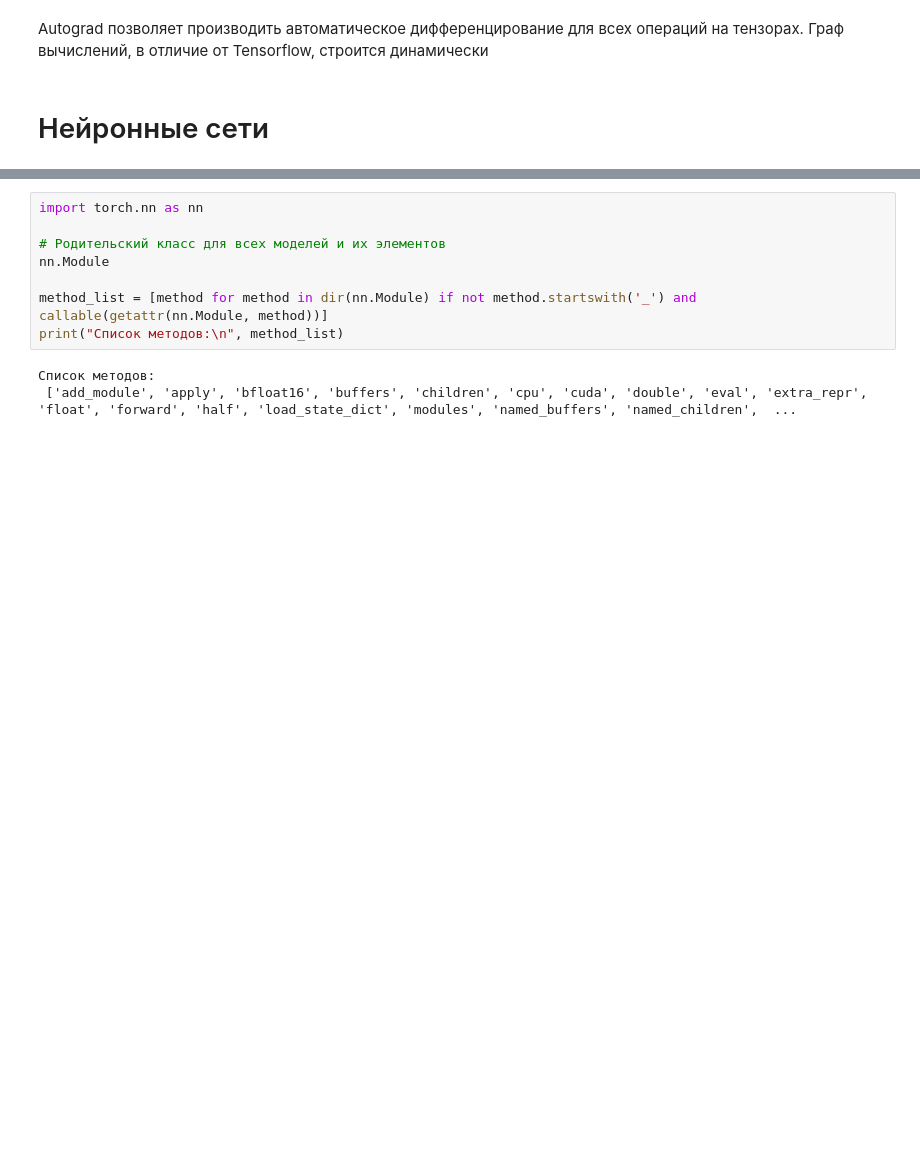
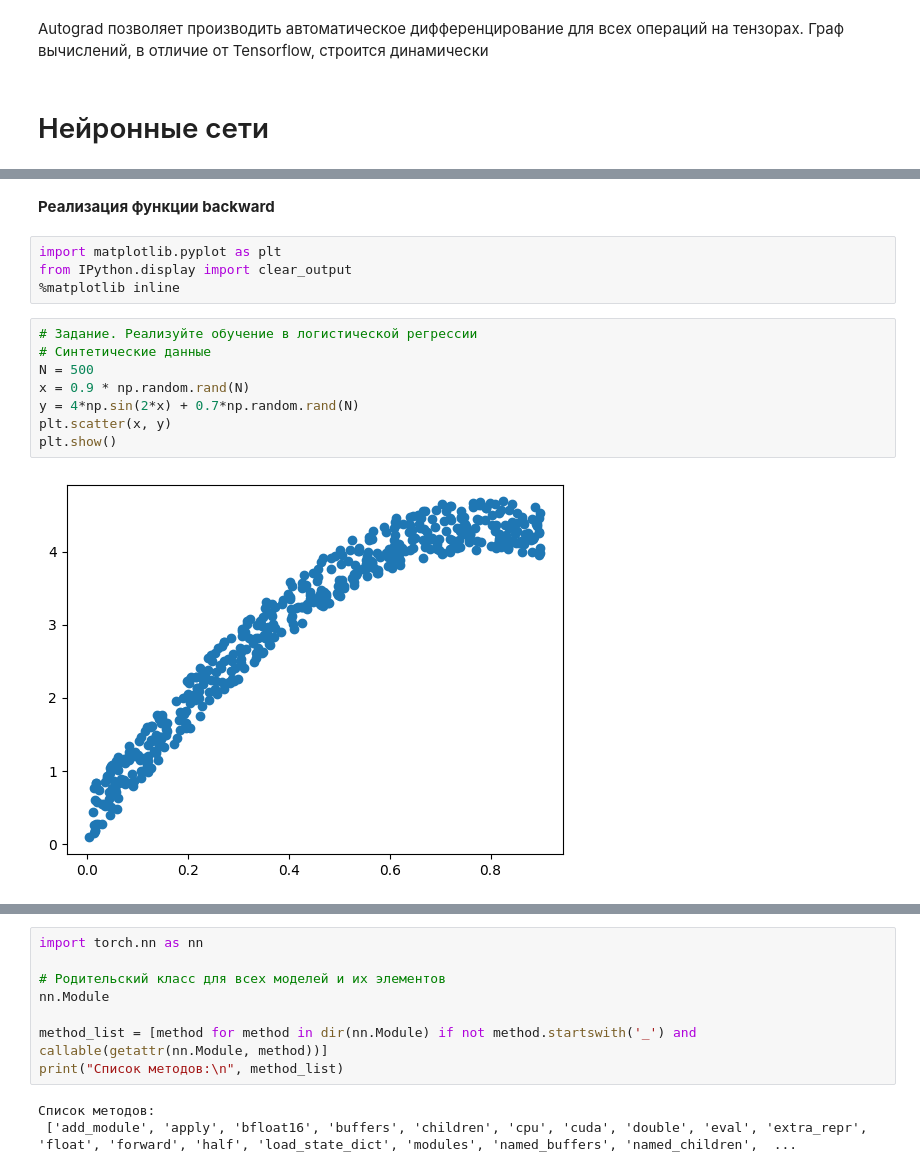
Before and after one commit to vvabi-sabi/PAC, a Jupyter notebook: Lesson11.ipynb, the cells around one changed output, grey strips where cells are left out. Cells and saved outputs as stored; diff of their text form; blank space fills up the shorter version.

```diff
--- a/Lesson11.ipynb
+++ b/Lesson11.ipynb
@@ -385,0 +427,16 @@ Autograd позволяет производить автоматическое
+# %% [markdown]
+**Реализация функции backward**
+# %%
+import matplotlib.pyplot as plt
+from IPython.display import clear_output
+%matplotlib inline
+# %%
+# Задание. Реализуйте обучение в логистической регрессии
+# Синтетические данные
+N = 500
+x = 0.9 * np.random.rand(N)
+y = 4*np.sin(2*x) + 0.7*np.random.rand(N)
+plt.scatter(x, y)
+plt.show()
+# %% [output]
+[figure, added]
```
Also changed, not shown: parts of 13 cells of this notebook.
